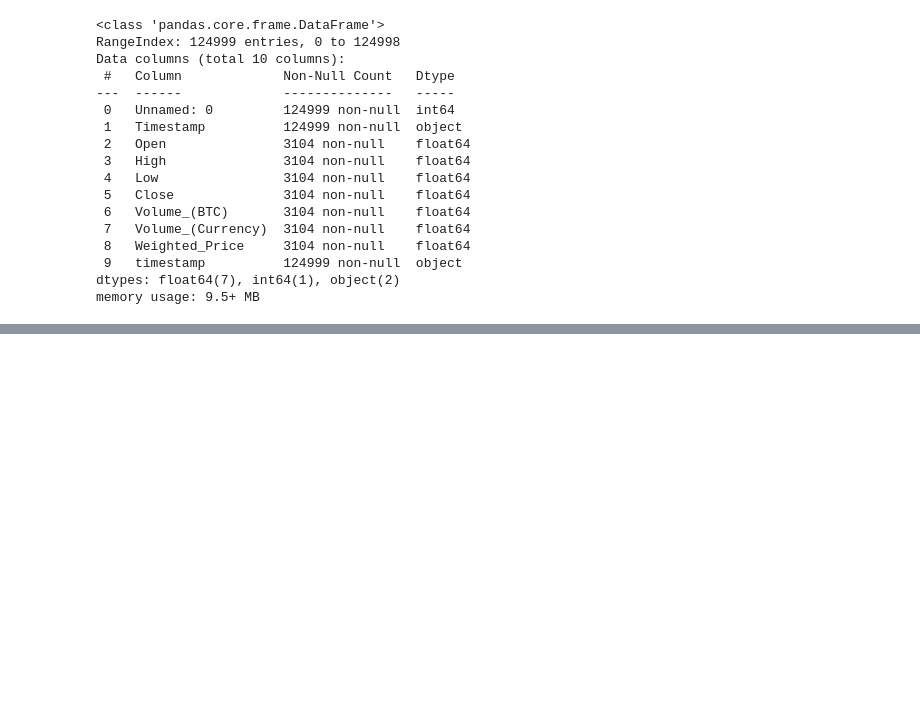
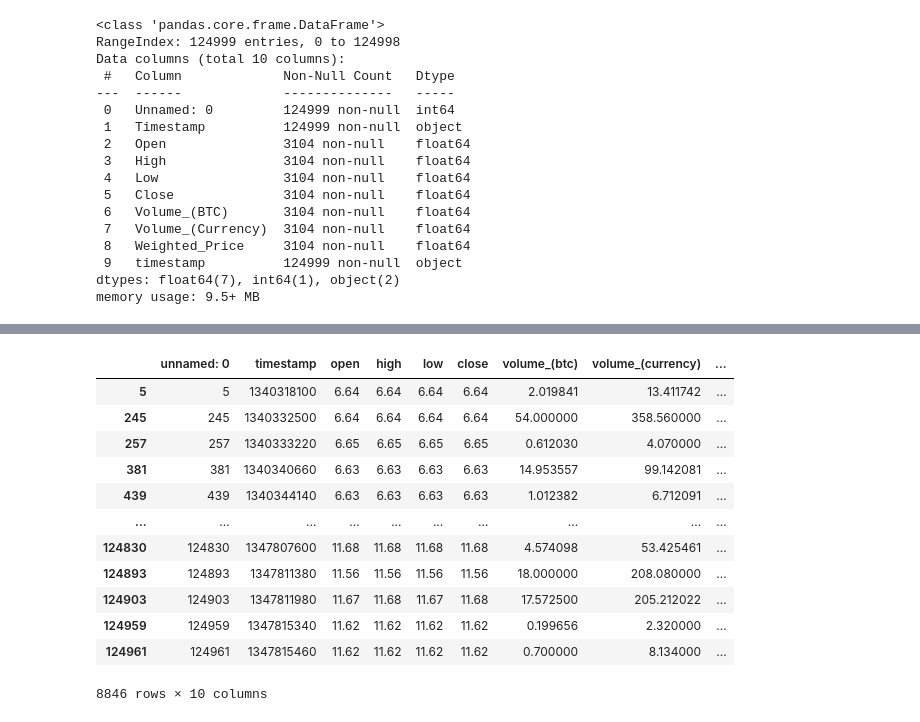
Before and after one commit to 0xjrr/ds-hackaton2-ldsa, a Jupyter notebook: HCKT02 - Data Wrangling/test.ipynb, the cells around one changed output, grey strips where cells are left out. Cells and saved outputs as stored; diff of their text form; code cells hidden in the pictures; blank space fills up the shorter version.

```diff
--- a/HCKT02 - Data Wrangling/test.ipynb
+++ b/HCKT02 - Data Wrangling/test.ipynb
@@ -79,0 +65,4 @@ data_1['timestamp'] = pd.to_datetime(data_1.Timestamp).map(pd.Timestamp.timestam
+# %%
+data_2 = pd.read_csv(os.path.join('data', 'data_2.csv'))
+# %%
+data_2['timestamp'] = data_2['timestamp'].astype('str')
@@ -157,0 +177,19 @@ json.load()
+# %%
+
+data_2.columns = data_2.columns.str.lower()
+data_2 = data_2.dropna()
+data_2
+# %% [output]
+|  | unnamed: 0 | timestamp | open | high | low | close | volume_(btc) | volume_(currency) | ... |
+| 5 | 5 | 1340318100 | 6.64 | 6.64 | 6.64 | 6.64 | 2.019841 | 13.411742 | ... |
+| 245 | 245 | 1340332500 | 6.64 | 6.64 | 6.64 | 6.64 | 54.000000 | 358.560000 | ... |
+| 257 | 257 | 1340333220 | 6.65 | 6.65 | 6.65 | 6.65 | 0.612030 | 4.070000 | ... |
+| 381 | 381 | 1340340660 | 6.63 | 6.63 | 6.63 | 6.63 | 14.953557 | 99.142081 | ... |
+| 439 | 439 | 1340344140 | 6.63 | 6.63 | 6.63 | 6.63 | 1.012382 | 6.712091 | ... |
+| ... | ... | ... | ... | ... | ... | ... | ... | ... | ... |
+| 124830 | 124830 | 1347807600 | 11.68 | 11.68 | 11.68 | 11.68 | 4.574098 | 53.425461 | ... |
+| 124893 | 124893 | 1347811380 | 11.56 | 11.56 | 11.56 | 11.56 | 18.000000 | 208.080000 | ... |
+| 124903 | 124903 | 1347811980 | 11.67 | 11.68 | 11.67 | 11.68 | 17.572500 | 205.212022 | ... |
+| 124959 | 124959 | 1347815340 | 11.62 | 11.62 | 11.62 | 11.62 | 0.199656 | 2.320000 | ... |
+| 124961 | 124961 | 1347815460 | 11.62 | 11.62 | 11.62 | 11.62 | 0.700000 | 8.134000 | ... |
+8846 rows × 10 columns
```
Also changed, not shown: parts of 26 cells of this notebook.
